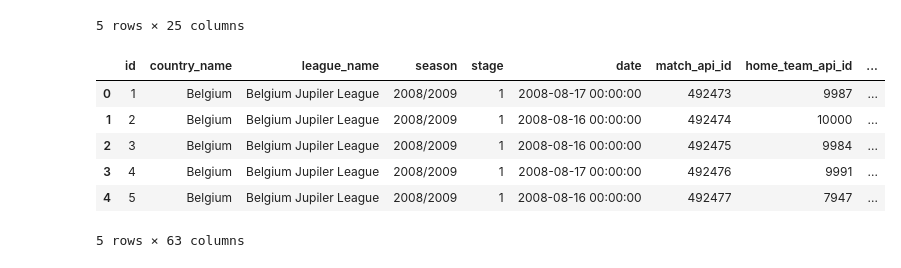
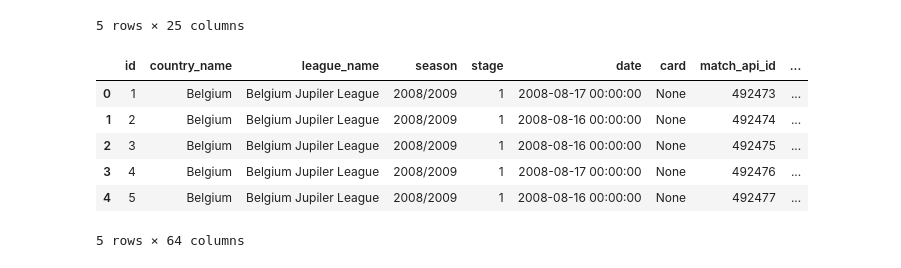
Before and after one commit to dplus-t/Changellenge_Final_Project, a Jupyter notebook: 1_Step.ipynb, the cells around one changed output. Saved outputs shown, nothing was run; the diff lists cells and outputs as text; code cells hidden in the pictures.

Commit message:
Realized red_cards criteria

```diff
--- a/1_Step.ipynb
+++ b/1_Step.ipynb
@@ -147,6 +147,7 @@ SELECT Match.id,
        season,
        stage,
        date,
+       card,
        match_api_id,
        home_team_api_id,
        away_team_api_id,
@@ -184,37 +185,37 @@ SELECT Match.id,
        IWD,
        IWA,
        LBH,
        LBD,
        LBA,
        PSH,
        PSD,
        PSA,
        WHH,
        WHD,
        WHA,
        SJH,
        SJD,
        SJA,
        VCH,
        VCD,
        VCA,
        GBH,
        GBD,
        GBA,
        BSH,
        BSD,
        BSA
 FROM Match
          JOIN Country ON Match.country_id = Country.id
          JOIN League ON Country.id = League.country_id
 ''')
 matches.to_csv('./src/matches.csv', index=False)
 matches.head(5)
 # %% [output]
-|  | id | country_name | league_name | season | stage | date | match_api_id | home_team_api_id | ... |
-| 0 | 1 | Belgium | Belgium Jupiler League | 2008/2009 | 1 | 2008-08-17 00:00:00 | 492473 | 9987 | ... |
-| 1 | 2 | Belgium | Belgium Jupiler League | 2008/2009 | 1 | 2008-08-16 00:00:00 | 492474 | 10000 | ... |
-| 2 | 3 | Belgium | Belgium Jupiler League | 2008/2009 | 1 | 2008-08-16 00:00:00 | 492475 | 9984 | ... |
-| 3 | 4 | Belgium | Belgium Jupiler League | 2008/2009 | 1 | 2008-08-17 00:00:00 | 492476 | 9991 | ... |
-| 4 | 5 | Belgium | Belgium Jupiler League | 2008/2009 | 1 | 2008-08-16 00:00:00 | 492477 | 7947 | ... |
+|  | id | country_name | league_name | season | stage | date | card | match_api_id | ... |
+| 0 | 1 | Belgium | Belgium Jupiler League | 2008/2009 | 1 | 2008-08-17 00:00:00 | None | 492473 | ... |
+| 1 | 2 | Belgium | Belgium Jupiler League | 2008/2009 | 1 | 2008-08-16 00:00:00 | None | 492474 | ... |
+| 2 | 3 | Belgium | Belgium Jupiler League | 2008/2009 | 1 | 2008-08-16 00:00:00 | None | 492475 | ... |
+| 3 | 4 | Belgium | Belgium Jupiler League | 2008/2009 | 1 | 2008-08-17 00:00:00 | None | 492476 | ... |
+| 4 | 5 | Belgium | Belgium Jupiler League | 2008/2009 | 1 | 2008-08-16 00:00:00 | None | 492477 | ... |
-5 rows × 63 columns
+5 rows × 64 columns
```
Also changed, not shown: 2 other files.
